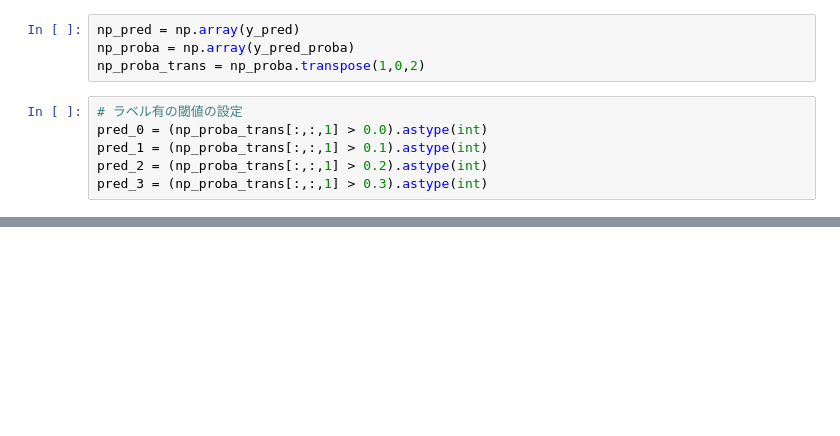
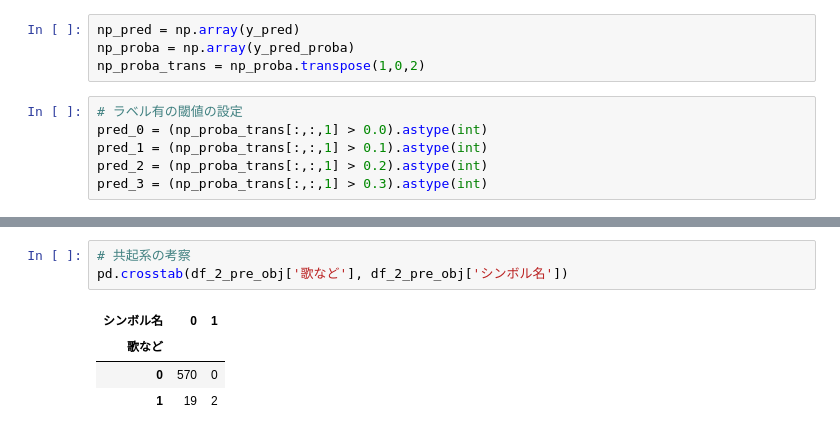
Before and after one commit to nallab/k208581_research, a Jupyter notebook: app/src/Multi-label/preprocessing.ipynb, the cells around one changed output, grey strips where cells are left out. Drawn from its saved outputs; the diff is of its cells as text; blank space fills up the shorter version.

```diff
--- a/app/src/Multi-label/preprocessing.ipynb
+++ b/app/src/Multi-label/preprocessing.ipynb
@@ -109,0 +170,8 @@ df_3 = pd.DataFrame(pred_3)
+# %%
+# 共起系の考察
+pd.crosstab(df_2_pre_obj['歌など'], df_2_pre_obj['シンボル名'])
+# %% [output]
+| シンボル名 | 0 | 1 |
+| 歌など |  |  |
+| 0 | 570 | 0 |
+| 1 | 19 | 2 |
```
Also changed, not shown: parts of 24 cells of this notebook, 1 other file.
